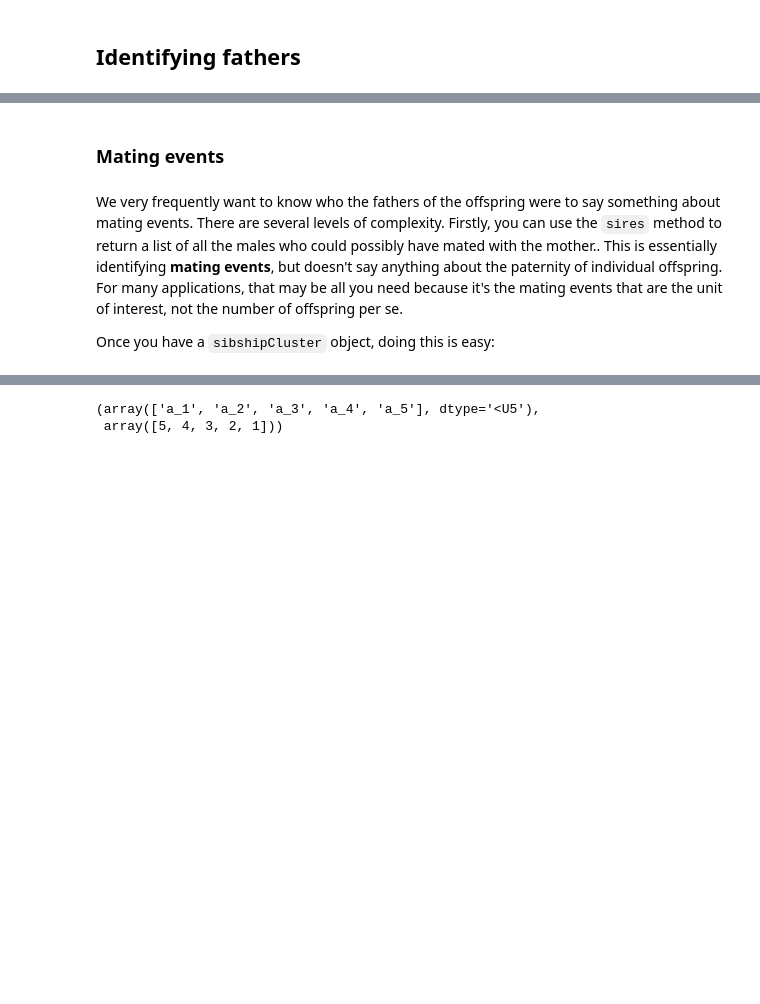
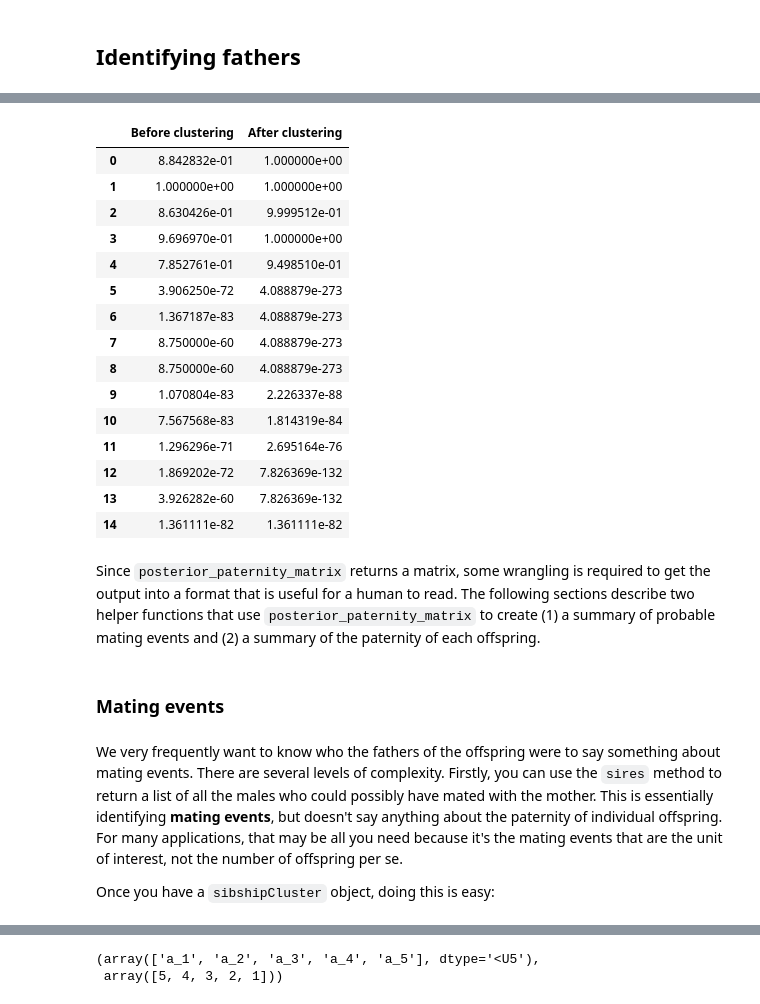
Before and after one commit to ellisztamas/faps, a Jupyter notebook: docs/tutorials/04_sibship_clustering.ipynb, the cells around one changed output, grey strips where cells are left out. Drawn from its saved outputs; the diff is of its cells as text; code cells hidden in the pictures; blank space fills up the shorter version.

```diff
--- a/docs/tutorials/04_sibship_clustering.ipynb
+++ b/docs/tutorials/04_sibship_clustering.ipynb
@@ -199,7 +204,33 @@ plt.show()
+# %%
+np.exp(
+    pd.DataFrame({
+        "Before clustering" : patlik.prob_array()[:, 1],
+        "After clustering"  : sc.posterior_paternity_matrix()[:, 1]
+    })
+)
+# %% [output]
+|  | Before clustering | After clustering |
+| 0 | 8.842832e-01 | 1.000000e+00 |
+| 1 | 1.000000e+00 | 1.000000e+00 |
+| 2 | 8.630426e-01 | 9.999512e-01 |
+| 3 | 9.696970e-01 | 1.000000e+00 |
+| 4 | 7.852761e-01 | 9.498510e-01 |
+| 5 | 3.906250e-72 | 4.088879e-273 |
+| 6 | 1.367187e-83 | 4.088879e-273 |
+| 7 | 8.750000e-60 | 4.088879e-273 |
+| 8 | 8.750000e-60 | 4.088879e-273 |
+| 9 | 1.070804e-83 | 2.226337e-88 |
+| 10 | 7.567568e-83 | 1.814319e-84 |
+| 11 | 1.296296e-71 | 2.695164e-76 |
+| 12 | 1.869202e-72 | 7.826369e-132 |
+| 13 | 3.926282e-60 | 7.826369e-132 |
+| 14 | 1.361111e-82 | 1.361111e-82 |
+# %% [markdown]
+Since `posterior_paternity_matrix` returns a matrix, some wrangling is required to get the output into a format that is useful for a human to read. The following sections describe two helper functions that use `posterior_paternity_matrix` to create (1) a summary of probable mating events and (2) a summary of the paternity of each offspring.
 # %% [markdown]
 ### Mating events
 # %% [markdown]
-We very frequently want to know who the fathers of the offspring were to say something about mating events. There are several levels of complexity. Firstly, you can use the `sires` method to return a list of all the males who could possibly have mated with the mother.. This is essentially identifying **mating events**, but doesn't say anything about the paternity of individual offspring. For many applications, that may be all you need because it's the mating events that are the unit of interest, not the number of offspring per se.
+We very frequently want to know who the fathers of the offspring were to say something about mating events. There are several levels of complexity. Firstly, you can use the `sires` method to return a list of all the males who could possibly have mated with the mother. This is essentially identifying **mating events**, but doesn't say anything about the paternity of individual offspring. For many applications, that may be all you need because it's the mating events that are the unit of interest, not the number of offspring per se.
 
 Once you have a `sibshipCluster` object, doing this is easy:
 # %%
```
Also changed, not shown: parts of 27 cells of this notebook, 15 other files.
